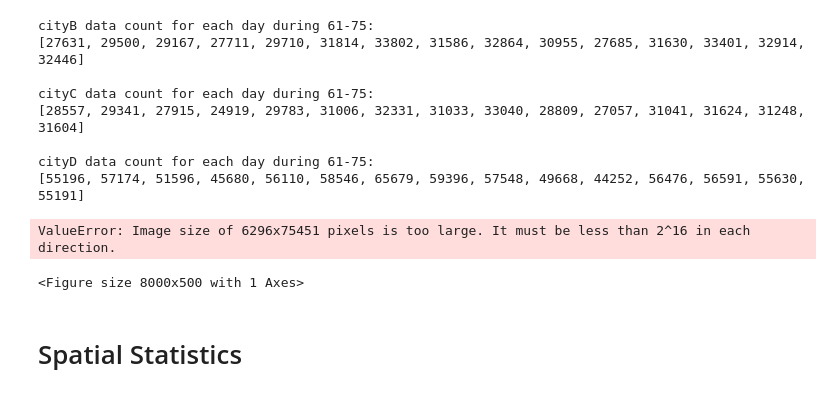
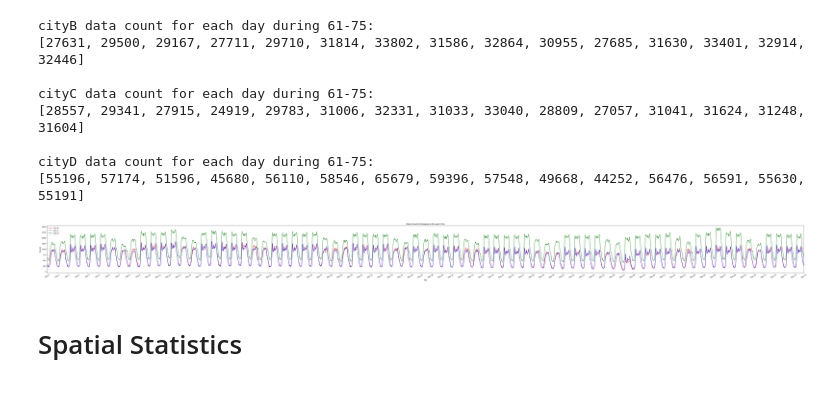
Before and after one commit to RobinsonXing/hmpc2024, a Jupyter notebook: analysis_data.ipynb, the cells around one changed output. Cells and saved outputs as stored; diff of their text form; code cells hidden in the pictures.

```diff
--- a/analysis_data.ipynb
+++ b/analysis_data.ipynb
@@ -472,18 +472,17 @@ cityD data count for each day during 61-75:
 # %%
 data_count_arrs = []
 cities = ['B', 'C', 'D']
 for city, analyser in zip(cities, [B, C, D]):
-    data_count = []
+    data_count = np.zeros((75, 48))
     analyser.reinitial()
     analyser.mask_users(reverse=True)
-    for _, data in analyser.masked_dataframe.groupby(['d', 't']):
-        data_count.append(len(data))
-    data_count_arrs.append(data_count)
-data_count_arrs
-# plot_histograms(data_count_arrs, type='Data', log=True, cities=cities)
+    for (day, timeslot), data in analyser.masked_dataframe.groupby(['d', 't']):
+        data_count[day][timeslot] += len(data)
+    data_count_arrs.append(data_count.flatten())
+plot_histograms(data_count_arrs[0], data_count_arrs[1], data_count_arrs[2],
+                type='Data', log=False, cities=cities)
 # %% [output]
-ValueError: Image size of 6296x75451 pixels is too large. It must be less than 2^16 in each direction.
-<Figure size 8000x500 with 1 Axes>
+[figure, added]
 # %% [markdown]
 # Spatial Statistics
 # %%
```
